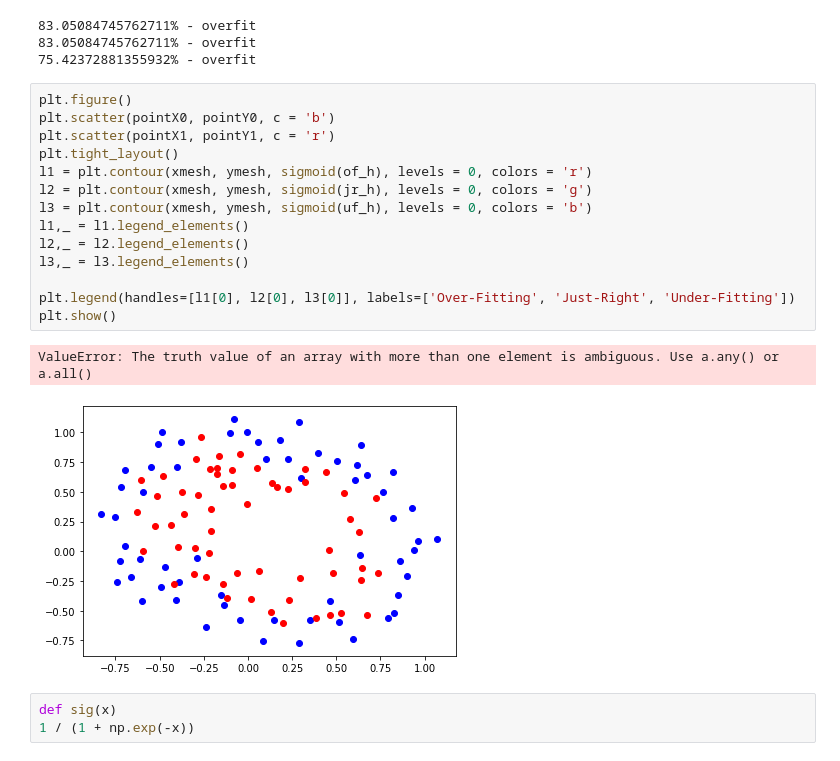
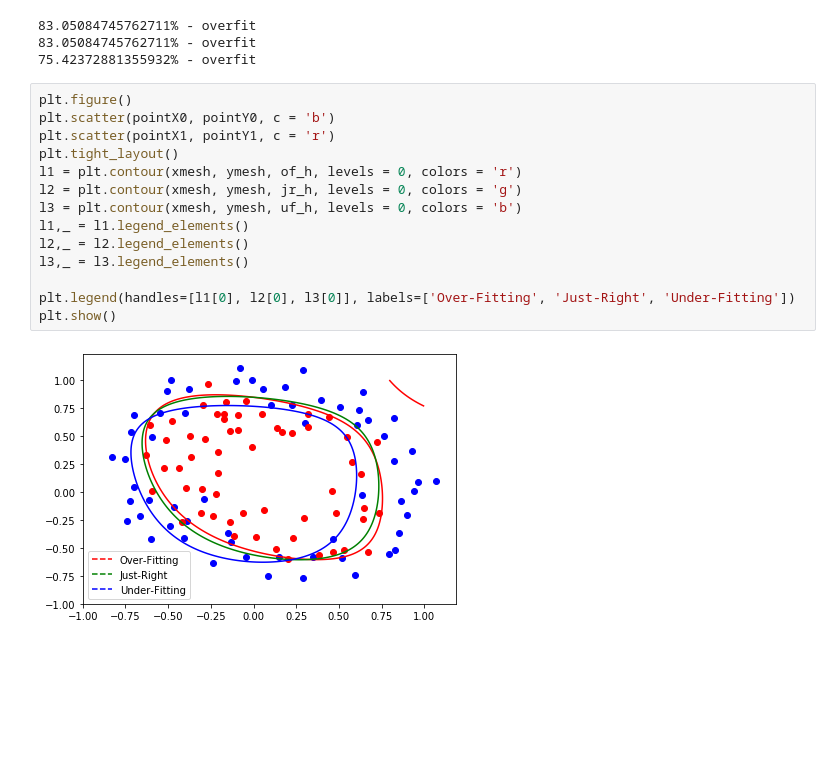
Before and after one commit to insu0929/machinelearning, a Jupyter notebook: Assignment07.ipynb, the cells around one changed output. Cells and saved outputs as stored; diff of their text form; blank space fills up the shorter version.

```diff
--- a/Assignment07.ipynb
+++ b/Assignment07.ipynb
@@ -197,20 +206,16 @@ print("\033[31m{0}% - overfit \033[00m".format(uf_acc[len(uf_acc)-1]))
 # %%
 plt.figure()
 plt.scatter(pointX0, pointY0, c = 'b')
 plt.scatter(pointX1, pointY1, c = 'r')
 plt.tight_layout()
-l1 = plt.contour(xmesh, ymesh, sigmoid(of_h), levels = 0, colors = 'r')
-l2 = plt.contour(xmesh, ymesh, sigmoid(jr_h), levels = 0, colors = 'g')
-l3 = plt.contour(xmesh, ymesh, sigmoid(uf_h), levels = 0, colors = 'b')
+l1 = plt.contour(xmesh, ymesh, of_h, levels = 0, colors = 'r')
+l2 = plt.contour(xmesh, ymesh, jr_h, levels = 0, colors = 'g')
+l3 = plt.contour(xmesh, ymesh, uf_h, levels = 0, colors = 'b')
 l1,_ = l1.legend_elements()
 l2,_ = l2.legend_elements()
 l3,_ = l3.legend_elements()
 
 plt.legend(handles=[l1[0], l2[0], l3[0]], labels=['Over-Fitting', 'Just-Right', 'Under-Fitting'])
 plt.show()
 # %% [output]
-ValueError: The truth value of an array with more than one element is ambiguous. Use a.any() or a.all()
-[figure, old version]
+[figure, new version]
-# %%
-def sig(x)
-1 / (1 + np.exp(-x))
```
Also changed, not shown: parts of 5 cells of this notebook.
